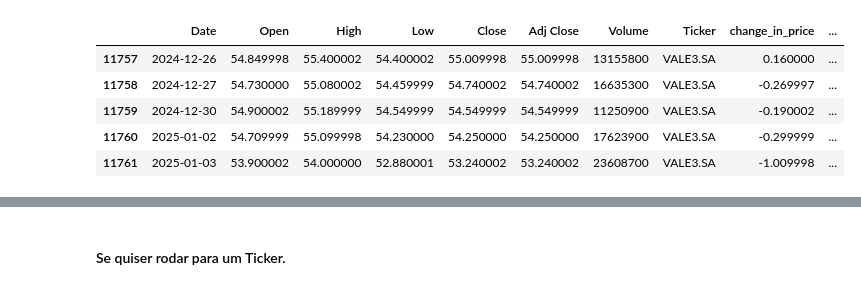
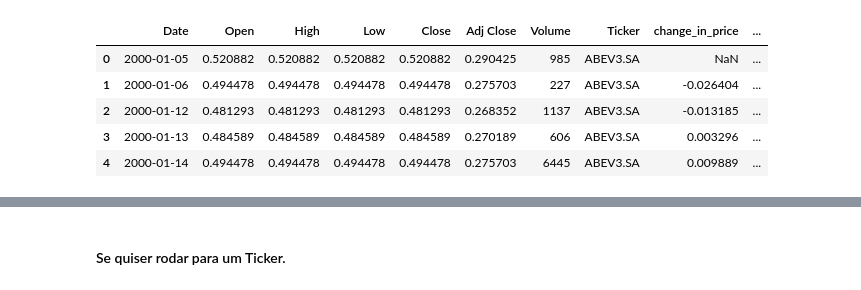
Before and after one commit to Bruno-Santana-Eco/TCC_Machine_learning, a Jupyter notebook: Teste Alpha 1.ipynb, the cells around one changed output, grey strips where cells are left out. Drawn from its saved outputs; the diff is of its cells as text; code cells hidden in the pictures.

```diff
--- a/Teste Alpha 1.ipynb
+++ b/Teste Alpha 1.ipynb
@@ -34,6 +34,9 @@ price_data['change_in_price'] = price_data['Close'].diff()
 
 # Máscara para identificar a virada entre os tickers
 mask = price_data['Ticker'] != price_data['Ticker'].shift(1)
+price_data['change_in_price'] = np.where(mask == True, np.nan, price_data['change_in_price'])
+
+price_data[price_data.isna().any(axis = 1)]
 
 # Função para suavização exponencial
 def exponential_smoothing(data, alpha):
@@ -43,8 +46,20 @@ def exponential_smoothing(data, alpha):
         smoothed[t] = alpha * data[t] + (1 - alpha) * smoothed[t-1]
     return smoothed
 
+def exponential_smoothing_Verify(data, alpha_verify):
+    smoothed = np.zeros(len(data))
+    smoothed[0] = data[0]
+    for t in range(1, len(data)):
+        smoothed[t] = alpha * data[t] + (1 - alpha) * smoothed[t-1]
+    return smoothed
+
 # Função para calcular o target
 def calculate_target(data, d):
+    target = np.sign(data.shift(-d) - data)
+    return target
+
+# Função para calcular o target
+def calculate_target_verify(data, d):
     target = np.sign(data.shift(-d) - data)
     target[target == 0] = -1
     return target
@@ -72,6 +87,7 @@ def obv(group):
 # Lista de valores alpha
 alpha_list = [0.10, 0.20, 0.30, 0.40, 0.50, 0.60, 0.70, 0.80, 0.90]
 
+
 # Período para calcular o target, RSI e estocástico
 d = 10
 n = 14
@@ -92,9 +108,6 @@ for alpha in alpha_list:
     price_data[col_name_smoothed] = price_data.groupby('Ticker')['Close'].transform(
         lambda x: exponential_smoothing(x.values, alpha)
     )
-
-    # Aplicando a máscara para evitar cálculos na virada dos tickers
-    price_data[col_name_smoothed] = np.where(mask, np.nan, price_data[col_name_smoothed])
 
     # Cálculo do target
     price_data[col_name_prediction] = price_data.groupby('Ticker')[col_name_smoothed].transform(
@@ -141,42 +154,40 @@ for alpha in alpha_list:
     price_data[col_name_r_percent] = r_percent
 
 # Coluna de verificação (sem suavização, alpha = 1)
-alpha = 1
+alpha_verify = 1
 price_data['Smoothed_Close_1'] = price_data.groupby('Ticker')['Close'].transform(
-    lambda x: exponential_smoothing(x.values, alpha)
+    lambda x: exponential_smoothing_Verify(x.values, alpha_verify)
 )
 price_data['Smoothed_Close_1'] = np.where(mask, np.nan, price_data['Smoothed_Close_1'])
 
 price_data['Verify'] = price_data.groupby('Ticker')['Smoothed_Close_1'].transform(
-    lambda x: calculate_target(x, d)
+    lambda x: calculate_target_verify(x, d)
 )
 price_data['Verify'] = np.where(mask, np.nan, price_data['Verify'])
 
 # Cálculo do RSI
 up_df = price_data[['Ticker', 'change_in_price']].copy()
 down_df = price_data[['Ticker', 'change_in_price']].copy()
 
 up_df['change_in_price'] = up_df['change_in_price'].where(up_df['change_in_price'] > 0, 0)
 down_df['change_in_price'] = down_df['change_in_price'].where(down_df['change_in_price'] < 0, 0).abs()
 
 ewma_up = up_df.groupby('Ticker')['change_in_price'].transform(lambda x: x.ewm(span=n).mean())
 ewma_down = down_df.groupby('Ticker')['change_in_price'].transform(lambda x: x.ewm(span=n).mean())
 
 relative_strength = ewma_up / ewma_down
 price_data['RSI'] = 100.0 - (100.0 / (1.0 + relative_strength))
 
 price_data['up_days'] = up_df['change_in_price']
 price_data['down_days'] = down_df['change_in_price']
 
-# Remover as linhas com NaN
-price_data = price_data.dropna()
 
 # Visualizar o DataFrame atualizado
-price_data.tail()
+price_data.head()
 # %% [output]
 |  | Date | Open | High | Low | Close | Adj Close | Volume | Ticker | change_in_price | ... |
-| 11757 | 2024-12-26 | 54.849998 | 55.400002 | 54.400002 | 55.009998 | 55.009998 | 13155800 | VALE3.SA | 0.160000 | ... |
-| 11758 | 2024-12-27 | 54.730000 | 55.080002 | 54.459999 | 54.740002 | 54.740002 | 16635300 | VALE3.SA | -0.269997 | ... |
-| 11759 | 2024-12-30 | 54.900002 | 55.189999 | 54.549999 | 54.549999 | 54.549999 | 11250900 | VALE3.SA | -0.190002 | ... |
-| 11760 | 2025-01-02 | 54.709999 | 55.099998 | 54.230000 | 54.250000 | 54.250000 | 17623900 | VALE3.SA | -0.299999 | ... |
-| 11761 | 2025-01-03 | 53.900002 | 54.000000 | 52.880001 | 53.240002 | 53.240002 | 23608700 | VALE3.SA | -1.009998 | ... |
+| 0 | 2000-01-05 | 0.520882 | 0.520882 | 0.520882 | 0.520882 | 0.290425 | 985 | ABEV3.SA | NaN | ... |
+| 1 | 2000-01-06 | 0.494478 | 0.494478 | 0.494478 | 0.494478 | 0.275703 | 227 | ABEV3.SA | -0.026404 | ... |
+| 2 | 2000-01-12 | 0.481293 | 0.481293 | 0.481293 | 0.481293 | 0.268352 | 1137 | ABEV3.SA | -0.013185 | ... |
+| 3 | 2000-01-13 | 0.484589 | 0.484589 | 0.484589 | 0.484589 | 0.270189 | 606 | ABEV3.SA | 0.003296 | ... |
+| 4 | 2000-01-14 | 0.494478 | 0.494478 | 0.494478 | 0.494478 | 0.275703 | 6445 | ABEV3.SA | 0.009889 | ... |
```
Also changed, not shown: parts of 4 cells of this notebook, 3 other files.
